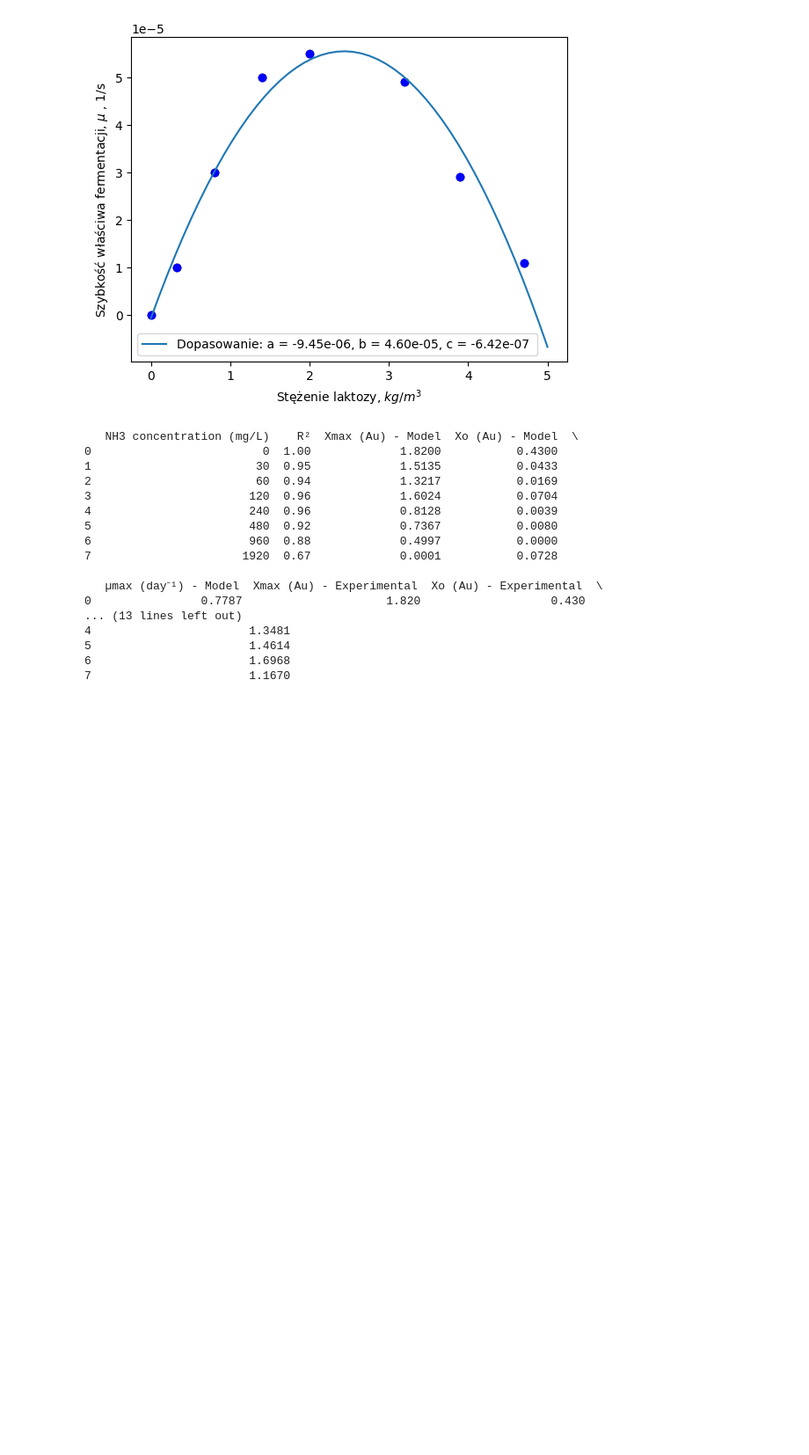
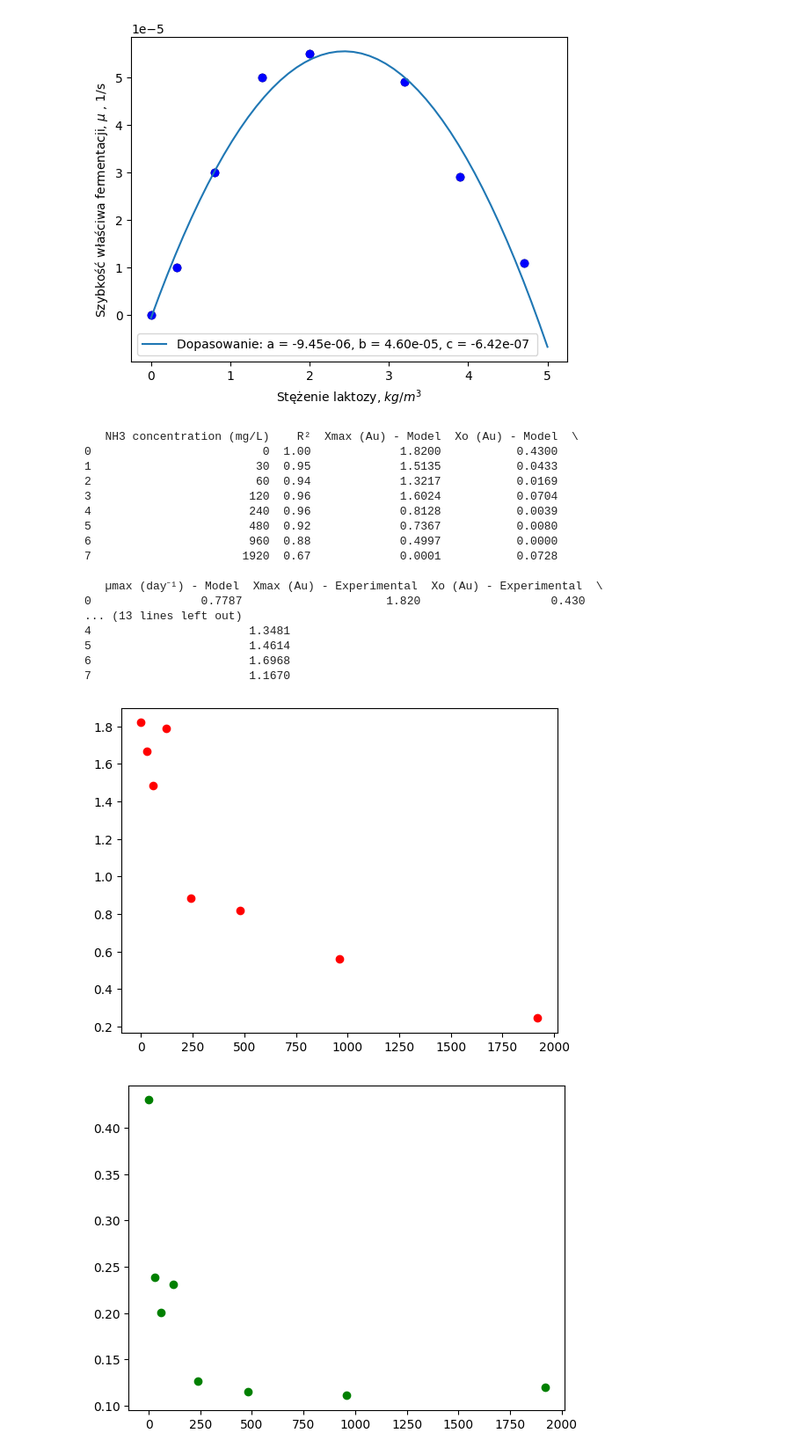
Before and after one commit to sbednarz/modelowanie-2023-2024-2025, a Jupyter notebook: kinetyka procesów/analiza danych dopasowanie modelu.ipynb, the cells around one changed output. Shown at 88% size. Saved outputs shown, nothing was run; the diff lists cells and outputs as text; code cells hidden in the pictures; blank space fills up the shorter version.

```diff
--- a/kinetyka procesów/analiza danych dopasowanie modelu.ipynb
+++ b/kinetyka procesów/analiza danych dopasowanie modelu.ipynb
@@ -140,3 +140,18 @@ print(df)
 5                       1.4614
 6                       1.6968
 7                       1.1670
+# %%
+nh3_data = df["NH3 concentration (mg/L)"]
+xmax_data = df["Xmax (Au) - Experimental"]
+x0_data = df["Xo (Au) - Experimental"]
+mimax_data = df["µmax (day⁻¹) - Experimental"]
+# %%
+plt.plot(nh3_data, xmax_data, 'ro')
+plt.show()
+plt.plot(nh3_data, x0_data, 'go')
+plt.show()
+plt.plot(nh3_data,  mimax_data, 'bo')
+plt.show()
+# %% [output]
+[figure, added]
+[figure, added]
```
Also changed, not shown: parts of 2 cells of this notebook.
